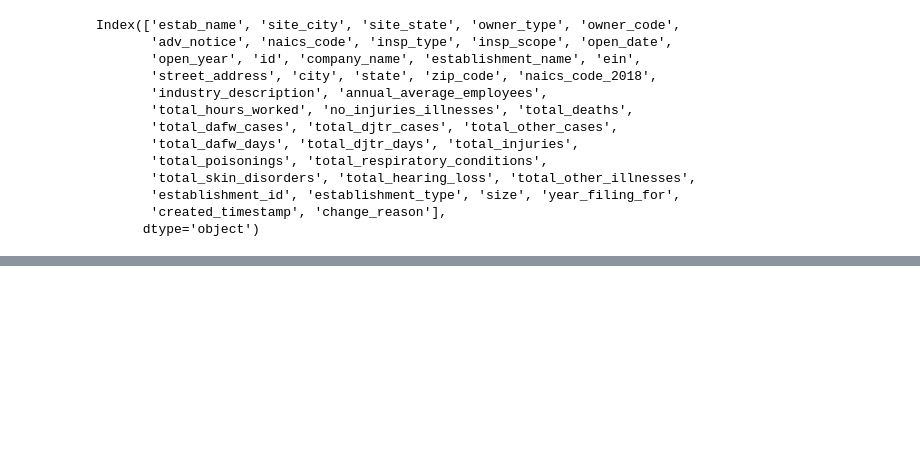
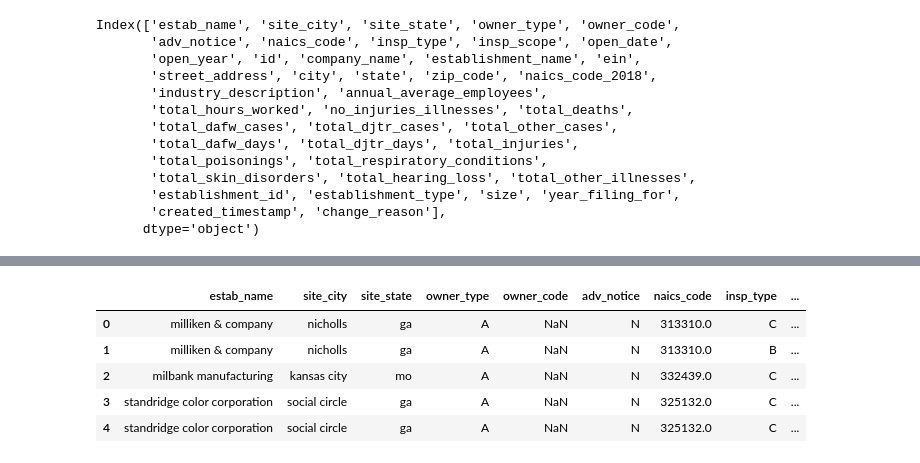
Before and after one commit to EdwinKingori/OSHASummaryReport, a Jupyter notebook: audit_h_2018.ipynb, the cells around one changed output, grey strips where cells are left out. Cells and saved outputs as stored; diff of their text form; code cells hidden in the pictures; blank space fills up the shorter version.

```diff
--- a/audit_h_2018.ipynb
+++ b/audit_h_2018.ipynb
@@ -69,0 +91,3 @@ merging_results.to_csv("missing_2018_data.csv", index=False)
+# %%
+recert_vpp_df = pd.read_excel("RECERT VPP.xlsx")
+recert_vpp_df.head()
@@ -69,0 +131,14 @@ merging_results.to_csv("missing_2018_data.csv", index=False)
+# %%
+recertified_osha_results = pd.merge(osha_df, recert_vpp_df,
+                            left_on=['estab_name', 'site_city',
+                                     'site_state'],
+                            right_on=['company_name', 'city',
+                                      'state'])
+recertified_osha_results.head()
+# %% [output]
+|  | estab_name | site_city | site_state | owner_type | owner_code | adv_notice | naics_code | insp_type | ... |
+| 0 | milliken & company | nicholls | ga | A | NaN | N | 313310.0 | C | ... |
+| 1 | milliken & company | nicholls | ga | A | NaN | N | 313310.0 | B | ... |
+| 2 | milbank manufacturing | kansas city | mo | A | NaN | N | 332439.0 | C | ... |
+| 3 | standridge color corporation | social circle | ga | A | NaN | N | 325132.0 | C | ... |
+| 4 | standridge color corporation | social circle | ga | A | NaN | N | 325132.0 | C | ... |
```
Also changed, not shown: parts of 11 cells of this notebook.
